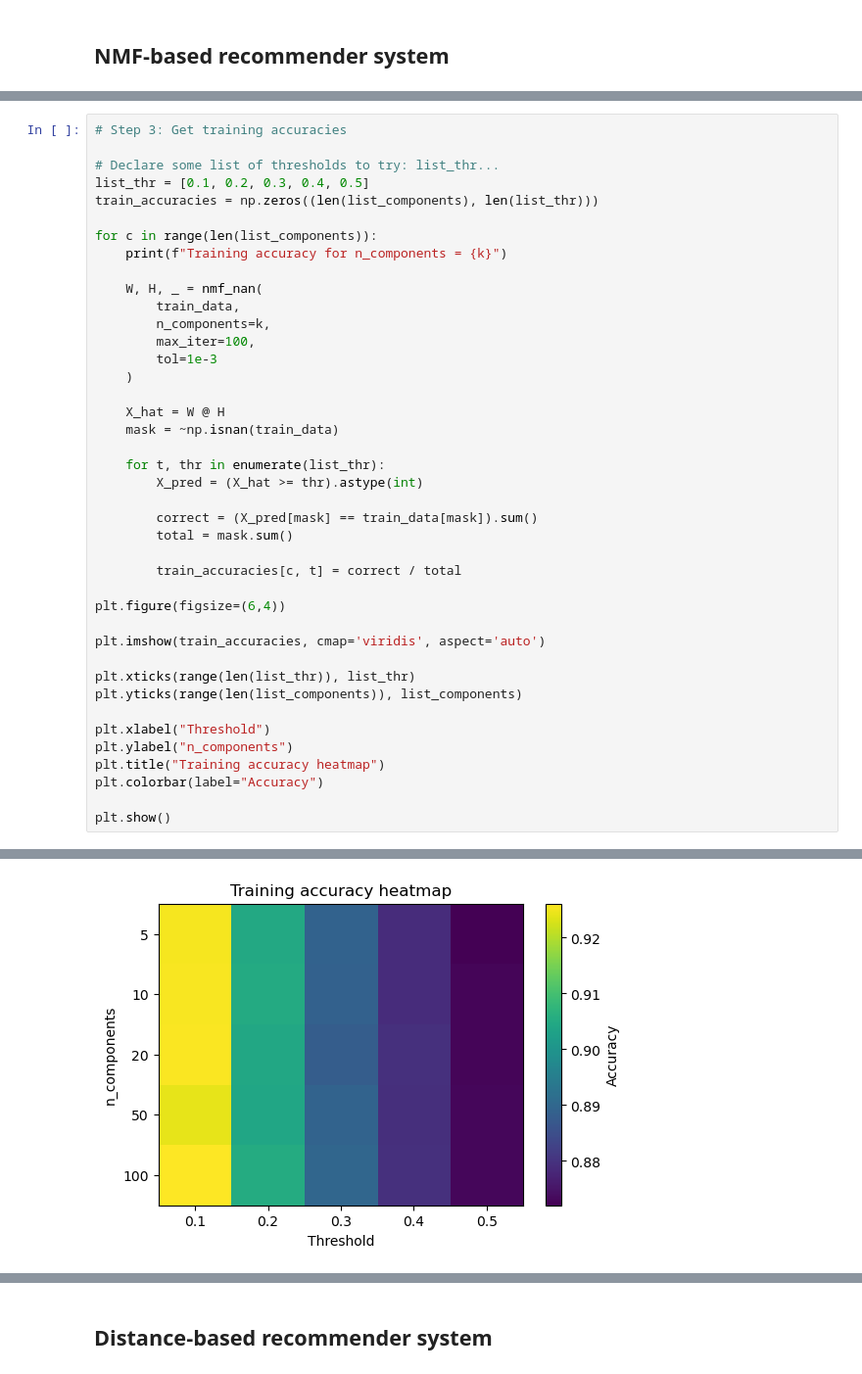
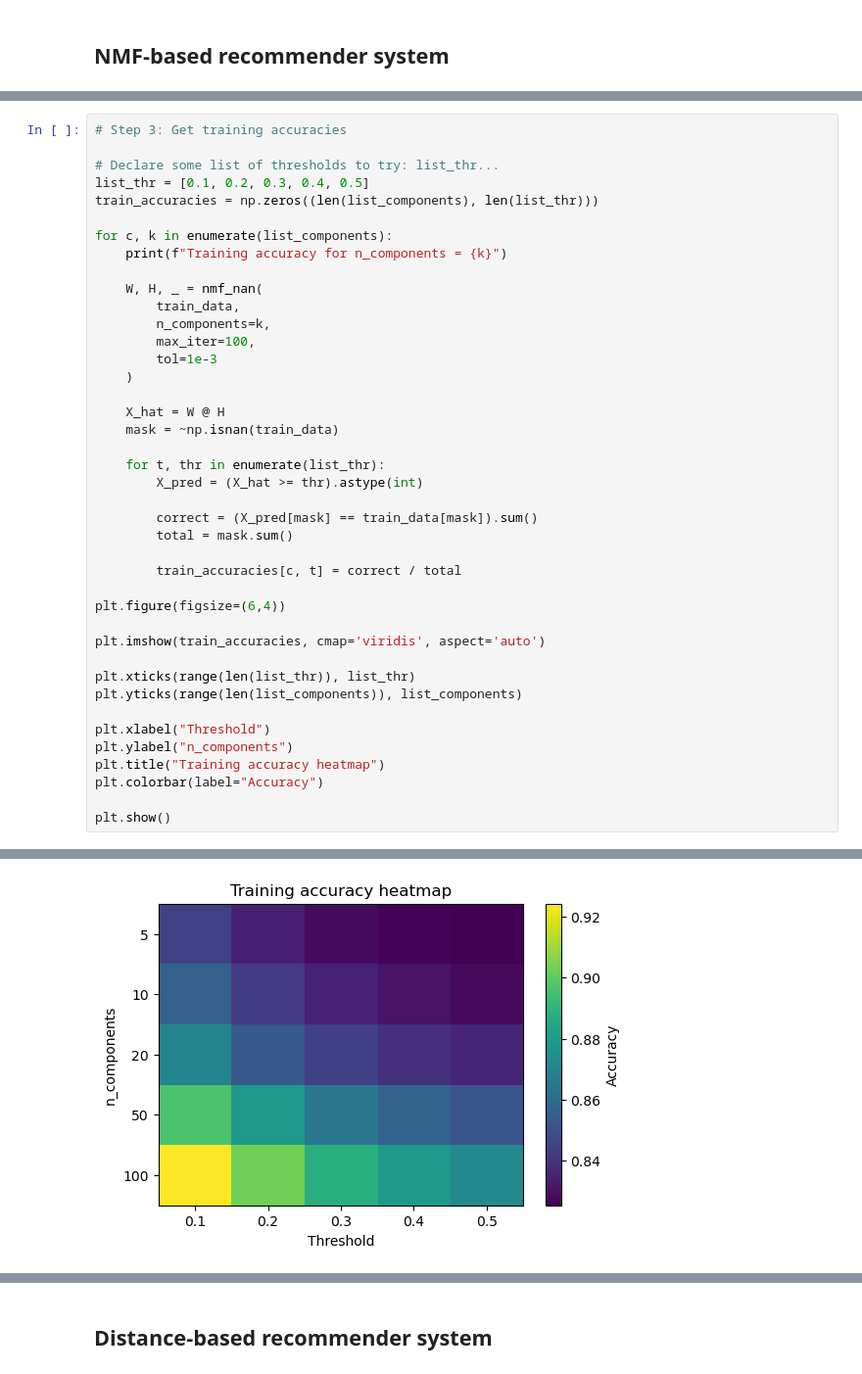
Before and after one commit to ArdaKatrancioglu/dm-lab-2, a Jupyter notebook: dm_2026_lab_assignment_2_pipeline.ipynb, the cells around one changed output, grey strips where cells are left out. Shown at 98% size. Cells and saved outputs as stored; diff of their text form.

```diff
--- a/dm_2026_lab_assignment_2_pipeline.ipynb
+++ b/dm_2026_lab_assignment_2_pipeline.ipynb
@@ -330,7 +314,7 @@ Number of observed entries: 52122
 list_thr = [0.1, 0.2, 0.3, 0.4, 0.5]
 train_accuracies = np.zeros((len(list_components), len(list_thr)))
 
-for c in range(len(list_components)):
+for c, k in enumerate(list_components):
     print(f"Training accuracy for n_components = {k}")
 
     W, H, _ = nmf_nan(
@@ -378,4 +357,4 @@ Number of observed entries: 52122
-[figure, old version]
+[figure, new version]
 # %%
 # Step 4: Get validation accuracies
 # This is where we fit the n_components and the threshold
```
Also changed, not shown: parts of 12 cells of this notebook.
